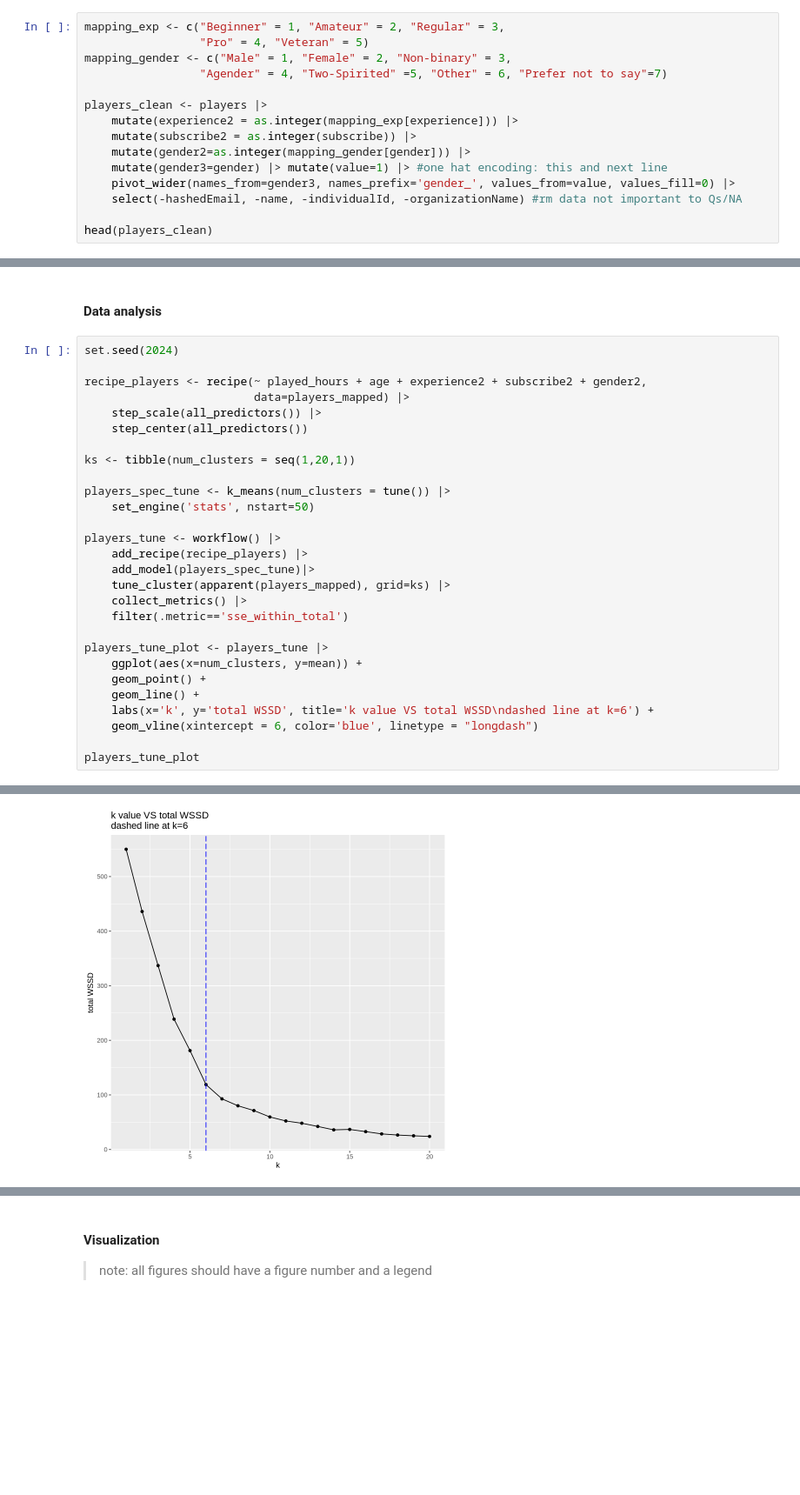
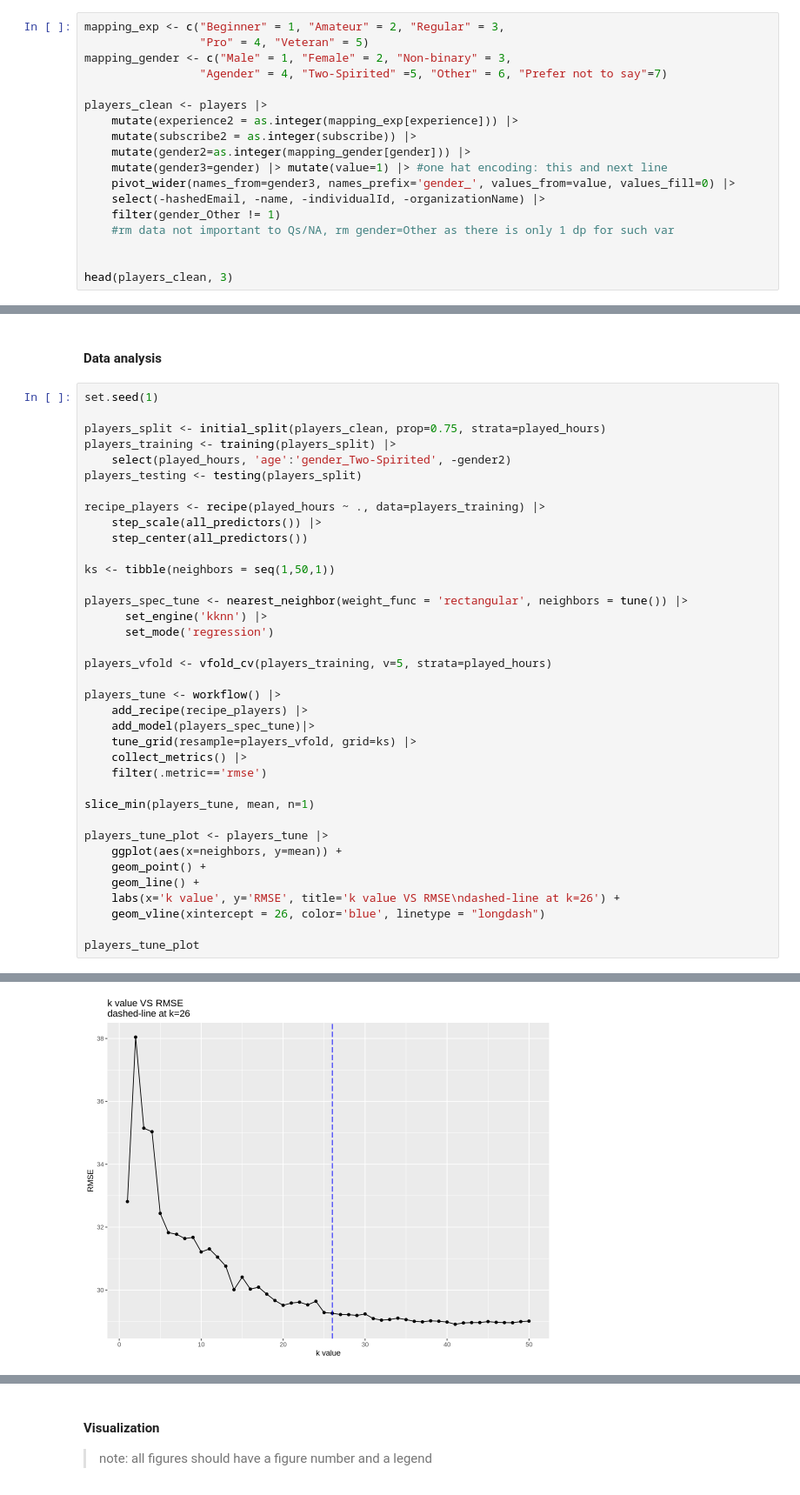
Before and after one commit to cars0njan/dsci-100-project, a Jupyter notebook: Final_report_group30.ipynb, the cells around one changed output, grey strips where cells are left out. Shown at 87% size. Saved outputs shown, nothing was run; the diff lists cells and outputs as text; blank space fills up the shorter version.

```diff
--- a/Final_report_group30.ipynb
+++ b/Final_report_group30.ipynb
@@ -119,7 +102,10 @@ players_clean <- players |>
     mutate(gender2=as.integer(mapping_gender[gender])) |>
     mutate(gender3=gender) |> mutate(value=1) |> #one hat encoding: this and next line
     pivot_wider(names_from=gender3, names_prefix='gender_', values_from=value, values_fill=0) |>
-    select(-hashedEmail, -name, -individualId, -organizationName) #rm data not important to Qs/NA
+    select(-hashedEmail, -name, -individualId, -organizationName) |>
+    filter(gender_Other != 1)
+    #rm data not important to Qs/NA, rm gender=Other as there is only 1 dp for such var
 
-head(players_clean)
+
+head(players_clean, 3)
 # %% [output]
@@ -188,31 +169,40 @@ Warning message in scale_x_log10():
 # %% [markdown]
 #### Data analysis
 # %%
-set.seed(2024)
+set.seed(1)
 
-recipe_players <- recipe(~ played_hours + age + experience2 + subscribe2 + gender2,
-                         data=players_mapped) |>
+players_split <- initial_split(players_clean, prop=0.75, strata=played_hours)
+players_training <- training(players_split) |>
+    select(played_hours, 'age':'gender_Two-Spirited', -gender2)
+players_testing <- testing(players_split)
+
+recipe_players <- recipe(played_hours ~ ., data=players_training) |>
     step_scale(all_predictors()) |>
     step_center(all_predictors())
 
-ks <- tibble(num_clusters = seq(1,20,1))
+ks <- tibble(neighbors = seq(1,50,1))
 
-players_spec_tune <- k_means(num_clusters = tune()) |>
-    set_engine('stats', nstart=50)
+players_spec_tune <- nearest_neighbor(weight_func = 'rectangular', neighbors = tune()) |>
+      set_engine('kknn') |>
+      set_mode('regression')
+
+players_vfold <- vfold_cv(players_training, v=5, strata=played_hours)
 
 players_tune <- workflow() |>
     add_recipe(recipe_players) |>
     add_model(players_spec_tune)|>
-    tune_cluster(apparent(players_mapped), grid=ks) |>
+    tune_grid(resample=players_vfold, grid=ks) |>
     collect_metrics() |>
-    filter(.metric=='sse_within_total')
+    filter(.metric=='rmse')
+
+slice_min(players_tune, mean, n=1)
 
 players_tune_plot <- players_tune |>
-    ggplot(aes(x=num_clusters, y=mean)) +
+    ggplot(aes(x=neighbors, y=mean)) +
     geom_point() +
     geom_line() +
-    labs(x='k', y='total WSSD', title='k value VS total WSSD\ndashed line at k=6') +
-    geom_vline(xintercept = 6, color='blue', linetype = "longdash")
+    labs(x='k value', y='RMSE', title='k value VS RMSE\ndashed-line at k=26') +
+    geom_vline(xintercept = 26, color='blue', linetype = "longdash")
 
 players_tune_plot
 # %% [output]
@@ -219,3 +213,3 @@ players_tune_plot
-[figure, old version]
+[figure, new version]
 # %% [markdown]
 ##### Choice of k value
```
Also changed, not shown: parts of 9 cells of this notebook.
